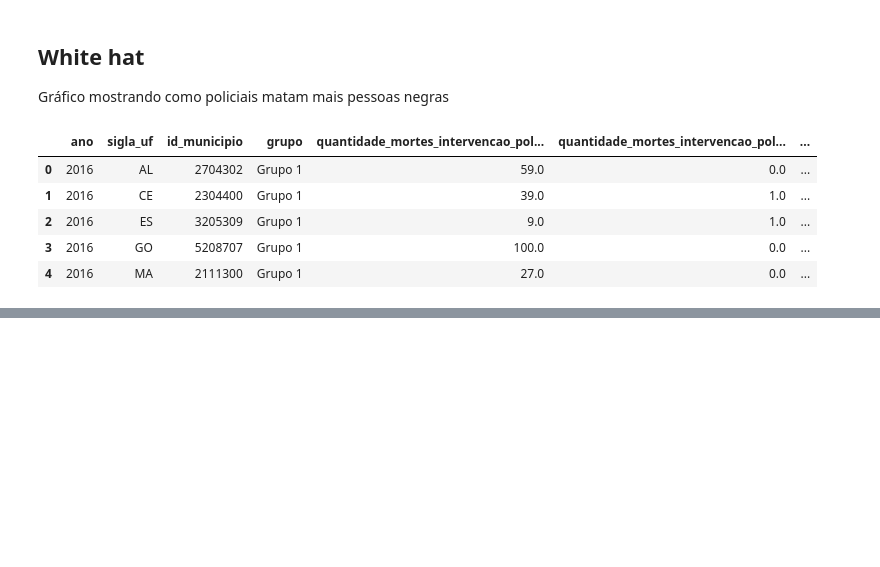
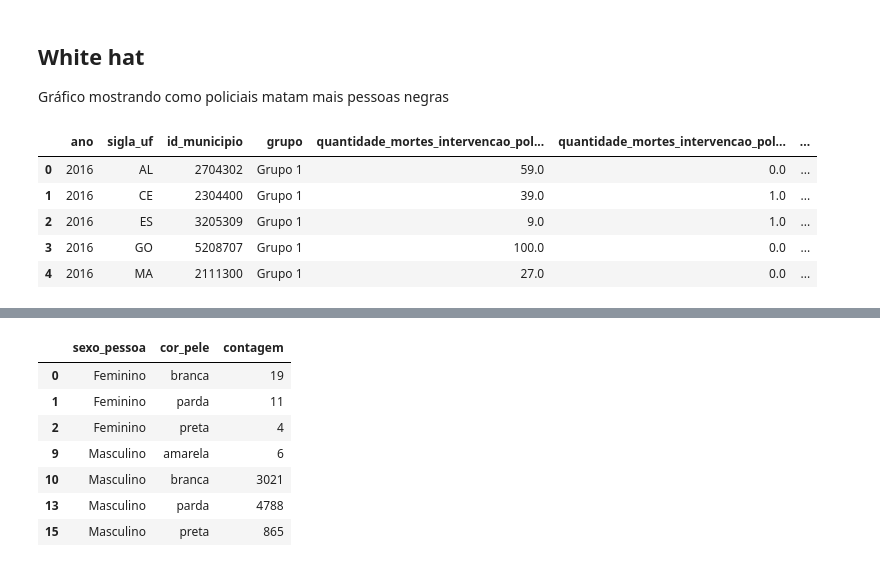
Before and after one commit to ddanieldma/data-visualization, a Jupyter notebook: T3/notebooks/transforming_data.ipynb, the cells around one changed output, grey strips where cells are left out. Drawn from its saved outputs; the diff is of its cells as text; code cells hidden in the pictures; blank space fills up the shorter version.

Commit message:
continuing work in white hat visualization

```diff
--- a/T3/notebooks/transforming_data.ipynb
+++ b/T3/notebooks/transforming_data.ipynb
@@ -384,0 +449,32 @@ df_policia[desired_columns].head(5)
+# %%
+copy_df_policia = copy_and_transform_df_policia()
+copy_df_policia = groupby_and_count_by_columns(copy_df_policia, ['sexo_pessoa', 'cor_pele'])
+# Removing 'ignorada', 'outros', 'policia federal' and 'registrado na pf'
+drop_rows_list = [
+    'ignorada',
+    'outros',
+    'policia federal',
+    'registrado na pf',
+]
+copy_df_policia = remove_rows_from_column(copy_df_policia, drop_rows_list, 'cor_pele')
+
+# First, removing whitespaces
+copy_df_policia['sexo_pessoa'] = copy_df_policia['sexo_pessoa'].str.replace(' ', '')
+# Removing 'Indefinido', 'REGISTRADO NA PF'
+drop_rows_list = [
+    'Indefinido',
+    'REGISTRADO NA PF',
+]
+copy_df_policia = remove_rows_from_column(copy_df_policia, drop_rows_list, 'sexo_pessoa')
+
+df_mortes_pele_sexo = copy_df_policia
+df_mortes_pele_sexo
+# %% [output]
+|  | sexo_pessoa | cor_pele | contagem |
+| 0 | Feminino | branca | 19 |
+| 1 | Feminino | parda | 11 |
+| 2 | Feminino | preta | 4 |
+| 9 | Masculino | amarela | 6 |
+| 10 | Masculino | branca | 3021 |
+| 13 | Masculino | parda | 4788 |
+| 15 | Masculino | preta | 865 |
```
Also changed, not shown: parts of 6 cells of this notebook.
